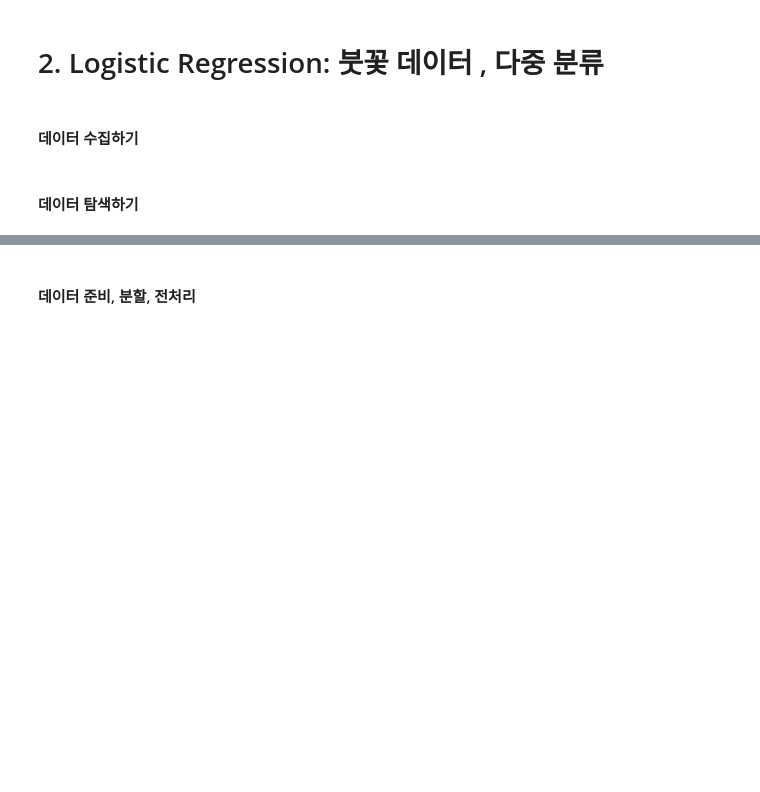
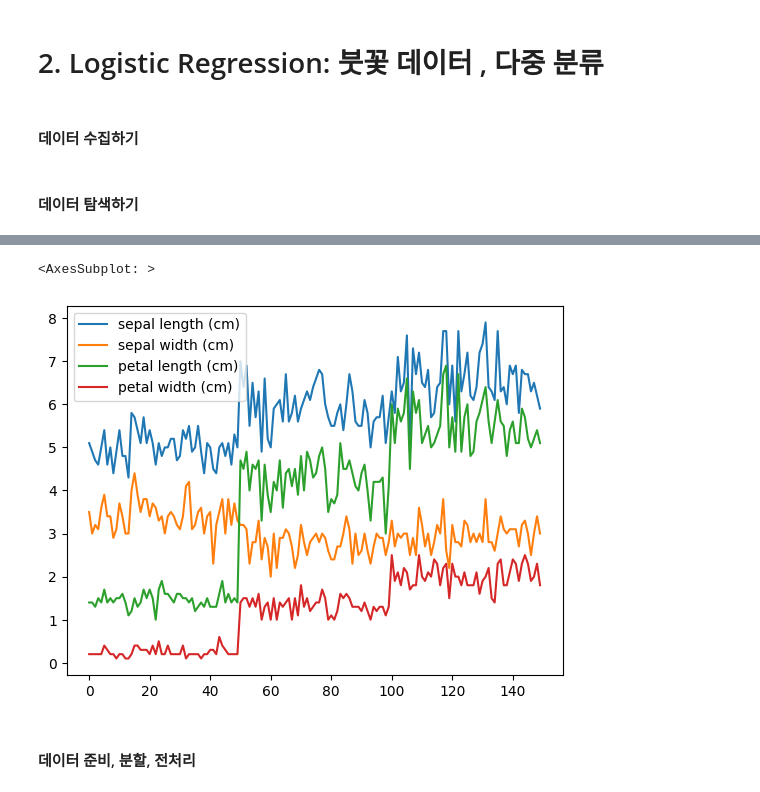
Before and after one commit to Minsoo0405/ML, a Jupyter notebook: 수업자료/270.0 로지스틱 회귀.ipynb, the cells around one changed output, grey strips where cells are left out. Drawn from its saved outputs; the diff is of its cells as text; code cells hidden in the pictures; blank space fills up the shorter version.

```diff
--- a/수업자료/270.0 로지스틱 회귀.ipynb
+++ b/수업자료/270.0 로지스틱 회귀.ipynb
@@ -265,5 +268,9 @@ print(f1, roc_auc)
 # 2. Logistic Regression: 붓꽃 데이터 , 다중 분류
 # %% [markdown]
 #### 데이터 수집하기
+# %%
+from sklearn.datasets import load_iris
+
+iris = load_iris()
 # %% [markdown]
 #### 데이터 탐색하기
@@ -270,2 +309,5 @@ print(f1, roc_auc)
 # %%
 #데이터프레임으로 전환하고, 타겟(class) 추가하되 범주형으로 추가
+iris_df = pd.DataFrame(iris.data, columns=iris.feature_names)
+iris_df["species"] = pd.Series(iris.target, dtype='category')
+iris_df.info()
@@ -283,2 +354,8 @@ sns.pairplot(iris_df, hue='species');
+# %%
+# iris_df. 특성을 plot()으로 시각화
+iris_df.plot()
+# %% [output]
+<AxesSubplot: >
+[figure, added]
 # %% [markdown]
 #### 데이터 준비, 분할, 전처리
```
Also changed, not shown: parts of 17 cells of this notebook, 7 other files.
